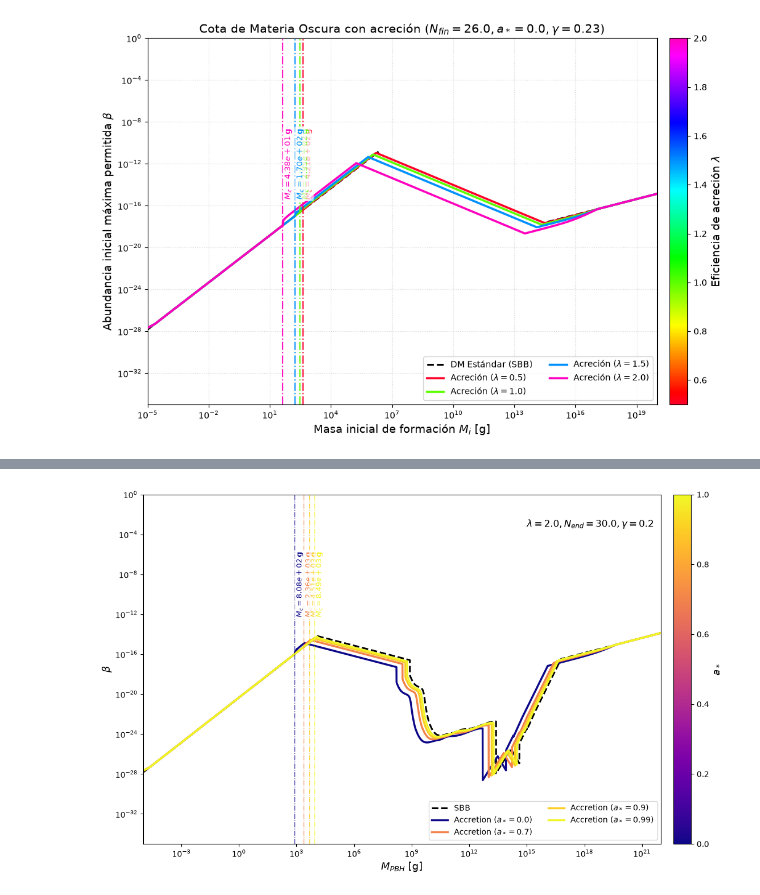
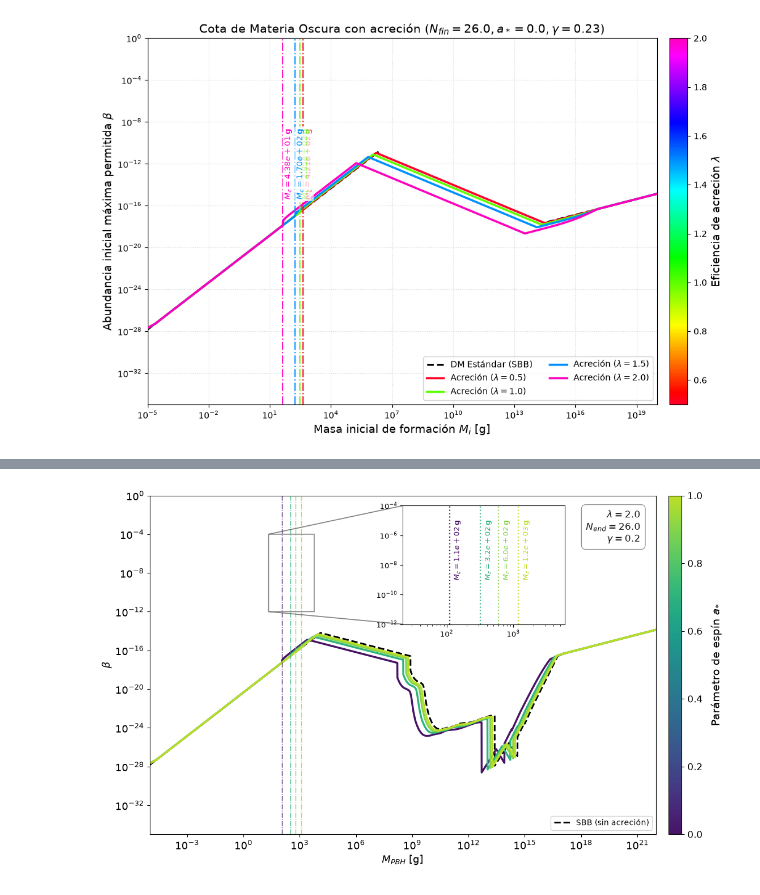
Before and after one commit to Baitzadust/pbh-beta, a Jupyter notebook: PBHBeta/pruebacorr.ipynb, the cells around one changed output, grey strips where cells are left out. Cells and saved outputs as stored; diff of their text form; code cells hidden in the pictures.

```diff
--- a/PBHBeta/pruebacorr.ipynb
+++ b/PBHBeta/pruebacorr.ipynb
@@ -343,6 +386,15 @@ def calcular_envolvente_sbb(M_tot, omega_sbb):
 
 def graficar_espin():
     print("3. Evaluando constraints completas barriendo el Espín (a_*)...")
+    plt.rcParams.update({
+        'font.size': 13,
+        'axes.labelsize': 15,
+        'axes.titlesize': 15,
+        'xtick.labelsize': 13,
+        'ytick.labelsize': 13,
+        'legend.fontsize': 11.5,
+        'figure.titlesize': 16
+    })
 
     # Rango extendido para no cortar la gráfica
     M_tot = fn_comp.put_M_array(1e-5, 1e22, num_points_low=10000)
@@ -354,67 +406,90 @@ def graficar_espin():
     b_sbb_plot = np.where(betas_sbb_full == fn_comp.constants.ev1, np.nan, betas_sbb_full)
 
     fig, ax = plt.subplots(figsize=(12, 7))
-    ax.plot(M_tot, b_sbb_plot, 'k--', lw=2.2, label='SBB')
+    ax.plot(M_tot, b_sbb_plot, 'k--', lw=2.2, label='SBB (sin acreción)')
+
+    colores_gnuplot = plt.get_cmap('viridis')(np.linspace(0.05, 0.9, 256))
+    cmap_poster = mcolors.LinearSegmentedColormap.from_list('gnuplot_poster', colores_gnuplot)
+    norm = mcolors.Normalize(vmin=0.0, vmax=1.0)
 
     # Parámetros físicos
     lam = 2.0
-    N_fin = 30.0
+    N_fin = 26.0
     gamma_val = 0.2
     a_list = [0.0, 0.7, 0.9, 0.99]
 
-    # ---------------------------------------------------------
-    # CONFIGURACIÓN DEL MAPA DE COLORES (COLORBAR)
-    # ---------------------------------------------------------
-    cmap = plt.get_cmap('plasma')
-    norm = mcolors.Normalize(vmin=0.0, vmax=1.0)
 
     ax.text(
-            1e15, 1e-3,
-            rf'$ \lambda = {lam},N_{{end}} = {N_fin}, \gamma = {gamma_val}$',
-            color='black',
-            verticalalignment='center',
-            horizontalalignment='left',
-            fontsize=12,
-            fontweight='bold',
-            zorder=5,
-            bbox=dict(boxstyle='round,pad=0.2', facecolor='white', alpha=0.65, edgecolor='none')
-        )
+        0.97, 0.96,
+        rf'$\lambda = {lam}$' + '\n' + rf'$N_{{end}} = {N_fin}$' + '\n' + rf'$\gamma = {gamma_val}$',
+        transform=ax.transAxes,
+        color='#1b1b1b',
+        fontsize=12.5,
+        fontweight='semibold',
+        verticalalignment='top',
+        horizontalalignment='right',
+        bbox=dict(boxstyle='round,pad=0.45', facecolor='white', alpha=0.92, edgecolor='#888888', lw=0.9),
+        zorder=7
+    )
+
+    ax_ins = ax.inset_axes([0.5, 0.62, 0.32, 0.35])
+    ax_ins.plot(M_tot, b_sbb_plot, 'k--', lw=1.8)
+
+    mc_registradas = []
 
     for a_star in a_list:
         print(f"   -> Integrando a_* = {a_star}...")
-        color_a = cmap(norm(a_star))
+        color_a = cmap_poster(norm(a_star))
 
         Mc_analitica, mu_analitico = fn_comp.calcular_masa_critica_analitica(N_fin, a_star, lam, gamma_val)
         M_f_tot_jnp, _ = fn_comp.precalcular_acreccion_lote(M_tot_jnp, N_fin, a_star, lam=lam, gamma=gamma_val)
-
+        mc_registradas.append(Mc_analitica)
         beta_acc = fn_comp.aplicar_corrimiento_acrecion(M_tot, np.array(M_f_tot_jnp), betas_sbb_full)
         b_plot = np.where(beta_acc == fn_comp.constants.ev1, np.nan, beta_acc)
 
-        ax.plot(M_tot, b_plot, color=color_a, lw=2.5, label=rf'Accretion ($a_*={a_star}$)')
+        ax.plot(M_tot, b_plot, color=color_a, lw=2.5)
 
         ax.axvline(x=Mc_analitica, color=color_a, linestyle='-.', lw=1.0, alpha=0.9, zorder=4)
-        y_pos = 1e-9
-        x_text_pos = Mc_analitica * 1.15
 
-        ax.text(
-            x_text_pos, y_pos,
-            rf'$M_c = {Mc_analitica:.2e}\,$g',
+        # Trazo en subplot de zoom
+        ax_ins.plot(M_tot, b_plot, color=color_a, lw=2.2)
+        ax_ins.axvline(x=Mc_analitica, color=color_a, linestyle=':', lw=1.6, alpha=0.9)
+
+        # Etiquetas de Mc dentro del zoom
+        y_text = 1e-7
+        ax_ins.text(
+            Mc_analitica * 1.15, y_text,
+            rf'$M_c = {Mc_analitica:.1e}\,$g',
             color=color_a,
             rotation=90,
             verticalalignment='center',
-            horizontalalignment='left',
             fontsize=9.5,
             fontweight='bold',
-            zorder=5,
-            bbox=dict(boxstyle='round,pad=0.2', facecolor='white', alpha=0.65, edgecolor='none')
+            bbox=dict(boxstyle='round,pad=0.2', facecolor='white', alpha=0.85, edgecolor='none')
         )
     # ---------------------------------------------------------
-    # INSERCIÓN DEL COLORBAR
+    # CONFIGURACIÓN Y ENCUADRE DEL ZOOM
     # ---------------------------------------------------------
-    sm = cm.ScalarMappable(cmap=cmap, norm=norm)
+    min_mc = min(mc_registradas)
+    max_mc = max(mc_registradas)
+    ax_ins.set_xscale('log')
+    ax_ins.set_yscale('log')
+    ax_ins.set_xlim(min_mc / 5.0, max_mc * 5.0)
+    ax_ins.set_ylim(1e-12, 1e-4)
+    ax_ins.tick_params(axis='both', which='both', labelsize=9.5)
+    ax_ins.grid(False)
+
+    # Líneas conectoras hacia la región ampliada
+    ax.indicate_inset_zoom(ax_ins, edgecolor="#444444", lw=1.3, alpha=0.65)
+
+    # ---------------------------------------------------------
+    # COLORBAR
+    # ---------------------------------------------------------
+    sm = cm.ScalarMappable(cmap=cmap_poster, norm=norm)
     sm.set_array([])
-    cbar = fig.colorbar(sm, ax=ax, pad=0.02)
-    cbar.set_label(r'$a_*$', fontsize=13)
+    cbar = fig.colorbar(sm, ax=ax, pad=0.02, aspect=25)
+    cbar.set_label(r'Parámetro de espín $a_{*}$', fontsize=14, labelpad=10)
+    cbar.ax.tick_params(labelsize=12)
 
     # ---------------------------------------------------------
     # FORMATO
@@ -445,4 +520,4 @@ if __name__ == "__main__":
-[figure, old version]
+[figure, new version]
 # %%
 def limpiar_memoria():
     """Limpia las variables globales de PBHBeta para aislar las evaluaciones."""
```
Also changed, not shown: parts of 8 cells of this notebook, 1 other file.
